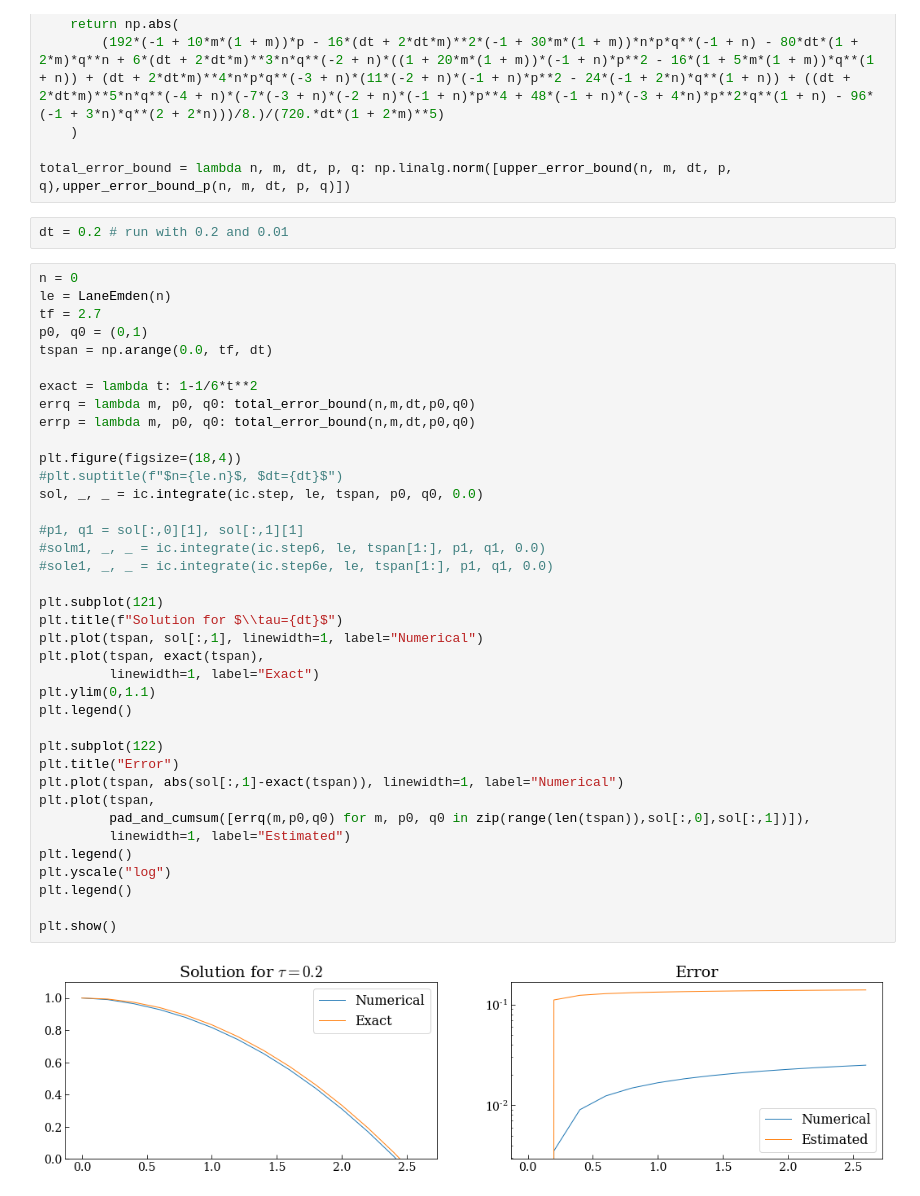
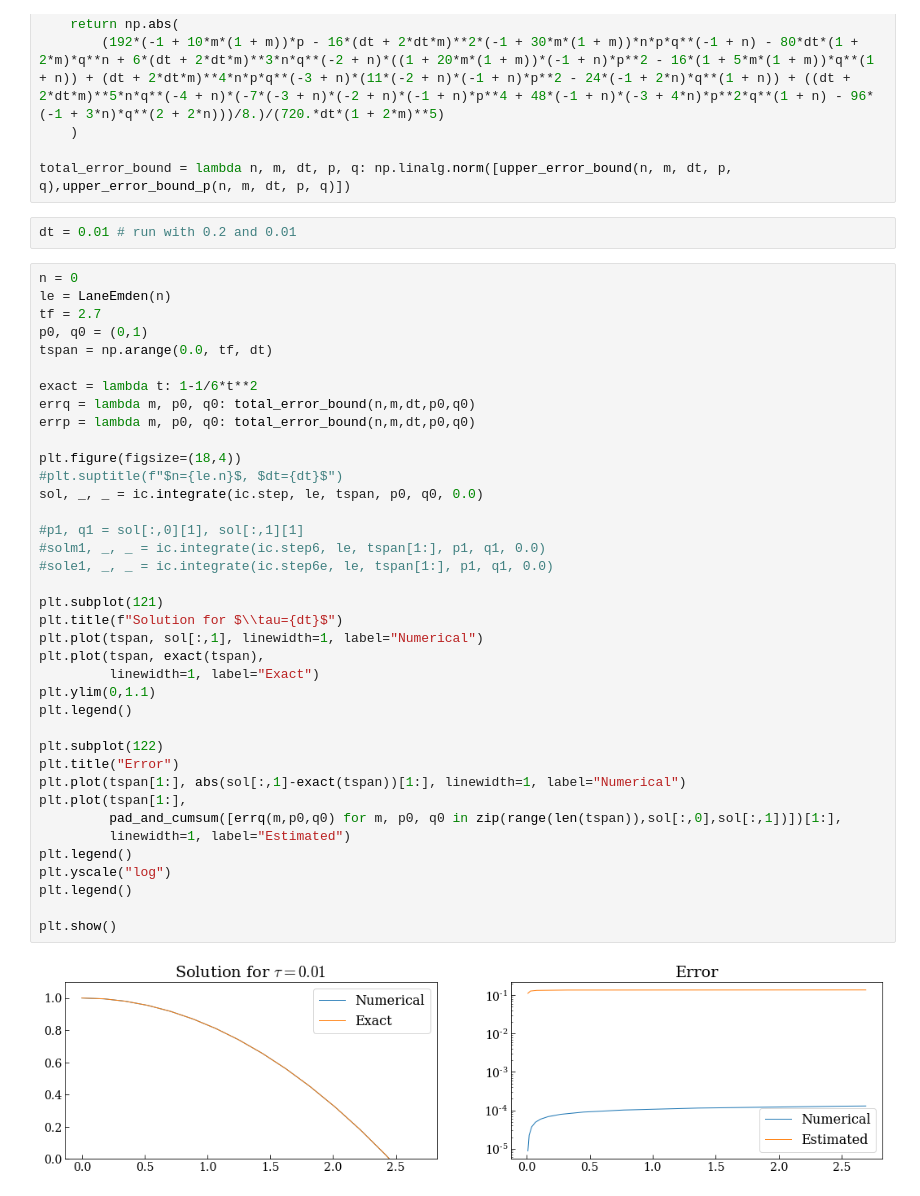
Before and after one commit to mseri/contact-integrators, a Jupyter notebook: The Lane-Emden Model -- Error Analysis.ipynb, the cells around one changed output. Cells and saved outputs as stored; diff of their text form.

Commit message:
Cleanup plot
Signed-off-by: Marcello Seri <marcello.seri@gmail.com>

```diff
--- a/The Lane-Emden Model -- Error Analysis.ipynb
+++ b/The Lane-Emden Model -- Error Analysis.ipynb
@@ -57,7 +57,7 @@ def upper_error_bound_p(n, m, dt, p, q):
 
 total_error_bound = lambda n, m, dt, p, q: np.linalg.norm([upper_error_bound(n, m, dt, p, q),upper_error_bound_p(n, m, dt, p, q)])
 # %%
-dt = 0.2 # run with 0.2 and 0.01
+dt = 0.01 # run with 0.2 and 0.01
 # %%
 n = 0
 le = LaneEmden(n)
@@ -67,37 +67,37 @@ tspan = np.arange(0.0, tf, dt)
 
 exact = lambda t: 1-1/6*t**2
 errq = lambda m, p0, q0: total_error_bound(n,m,dt,p0,q0)
 errp = lambda m, p0, q0: total_error_bound(n,m,dt,p0,q0)
 
 plt.figure(figsize=(18,4))
 #plt.suptitle(f"$n={le.n}$, $dt={dt}$")
 sol, _, _ = ic.integrate(ic.step, le, tspan, p0, q0, 0.0)
 
 #p1, q1 = sol[:,0][1], sol[:,1][1]
 #solm1, _, _ = ic.integrate(ic.step6, le, tspan[1:], p1, q1, 0.0)
 #sole1, _, _ = ic.integrate(ic.step6e, le, tspan[1:], p1, q1, 0.0)
 
 plt.subplot(121)
 plt.title(f"Solution for $\\tau={dt}$")
 plt.plot(tspan, sol[:,1], linewidth=1, label="Numerical")
 plt.plot(tspan, exact(tspan),
          linewidth=1, label="Exact")
 plt.ylim(0,1.1)
 plt.legend()
 
 plt.subplot(122)
 plt.title("Error")
-plt.plot(tspan, abs(sol[:,1]-exact(tspan)), linewidth=1, label="Numerical")
-plt.plot(tspan,
-         pad_and_cumsum([errq(m,p0,q0) for m, p0, q0 in zip(range(len(tspan)),sol[:,0],sol[:,1])]),
+plt.plot(tspan[1:], abs(sol[:,1]-exact(tspan))[1:], linewidth=1, label="Numerical")
+plt.plot(tspan[1:],
+         pad_and_cumsum([errq(m,p0,q0) for m, p0, q0 in zip(range(len(tspan)),sol[:,0],sol[:,1])])[1:],
          linewidth=1, label="Estimated")
 plt.legend()
 plt.yscale("log")
 plt.legend()
 
 plt.show()
 # %% [output]
-[figure, old version]
+[figure, new version]
 # %%
 n = 1
 le = LaneEmden(n)
```
Also changed, not shown: parts of 2 cells of this notebook.
